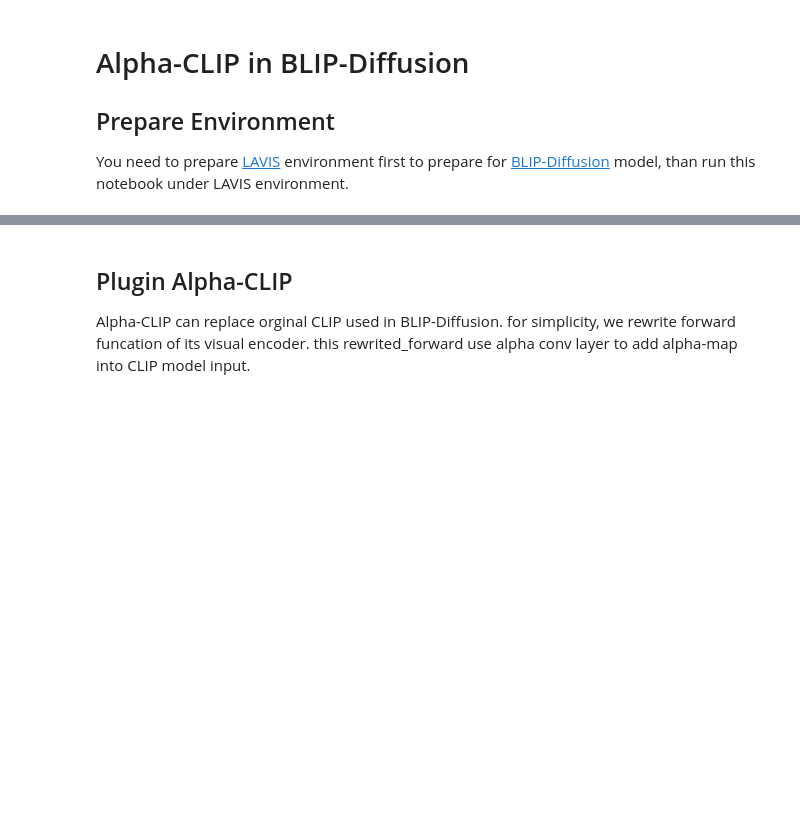
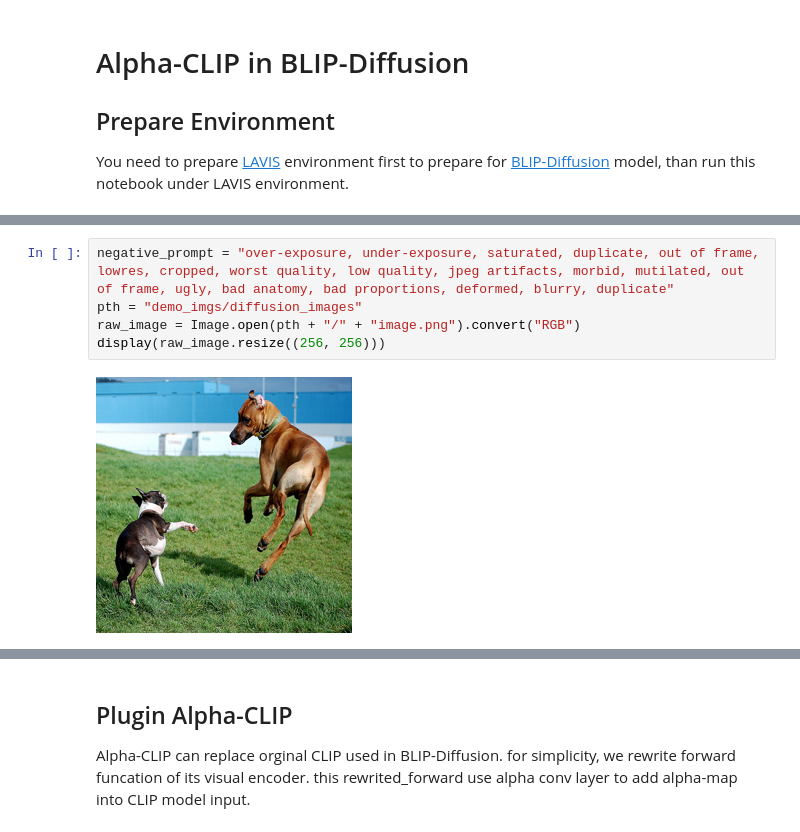
Before and after one commit to SunzeY/AlphaCLIP, a Jupyter notebook: notebooks/blip_diffusion.ipynb, the cells around one changed output, grey strips where cells are left out. Cells and saved outputs as stored; diff of their text form; blank space fills up the shorter version.

Commit message:
fix blip-diffusion

```diff
--- a/notebooks/blip_diffusion.ipynb
+++ b/notebooks/blip_diffusion.ipynb
@@ -27,0 +43,7 @@ KeyboardInterrupt:
+# %%
+negative_prompt = "over-exposure, under-exposure, saturated, duplicate, out of frame, lowres, cropped, worst quality, low quality, jpeg artifacts, morbid, mutilated, out of frame, ugly, bad anatomy, bad proportions, deformed, blurry, duplicate"
+pth = "demo_imgs/diffusion_images"
+raw_image = Image.open(pth + "/" + "image.png").convert("RGB")
+display(raw_image.resize((256, 256)))
+# %% [output]
+[figure, added]
```
Also changed, not shown: parts of 8 cells of this notebook, 4 other files.
